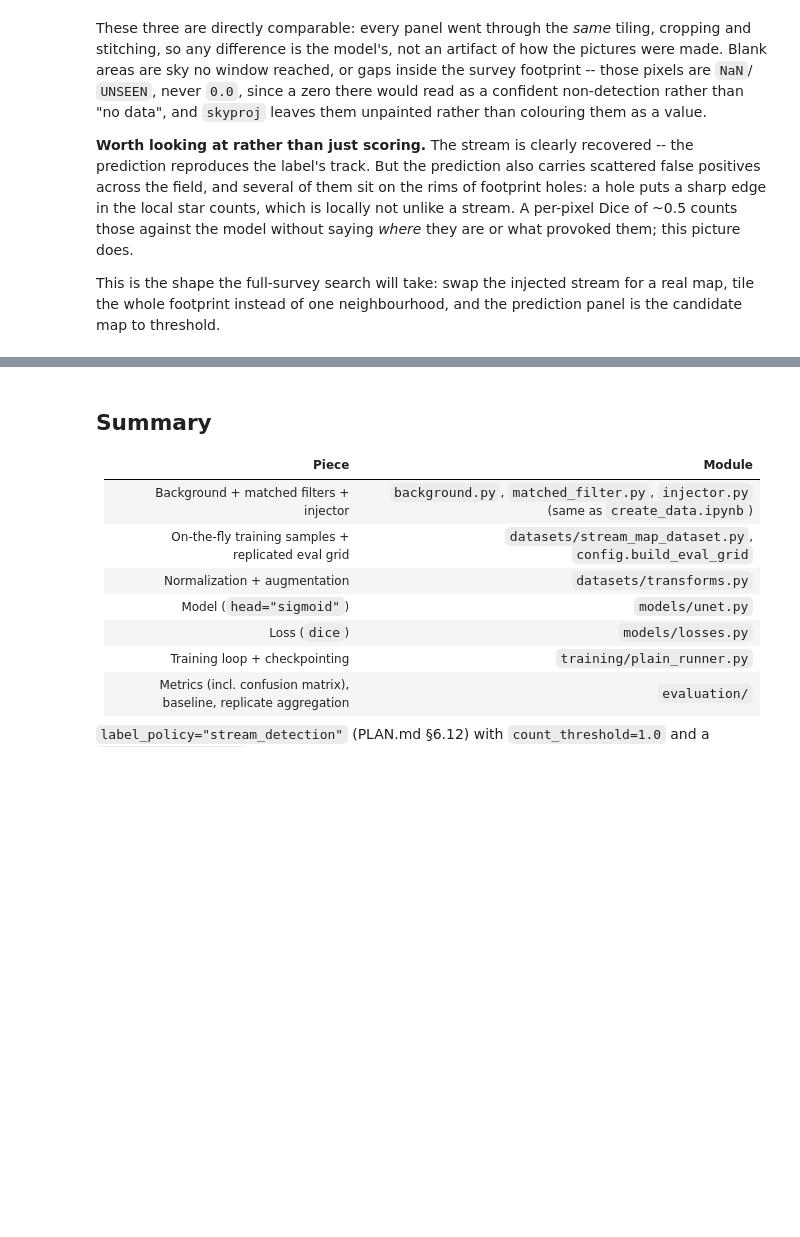
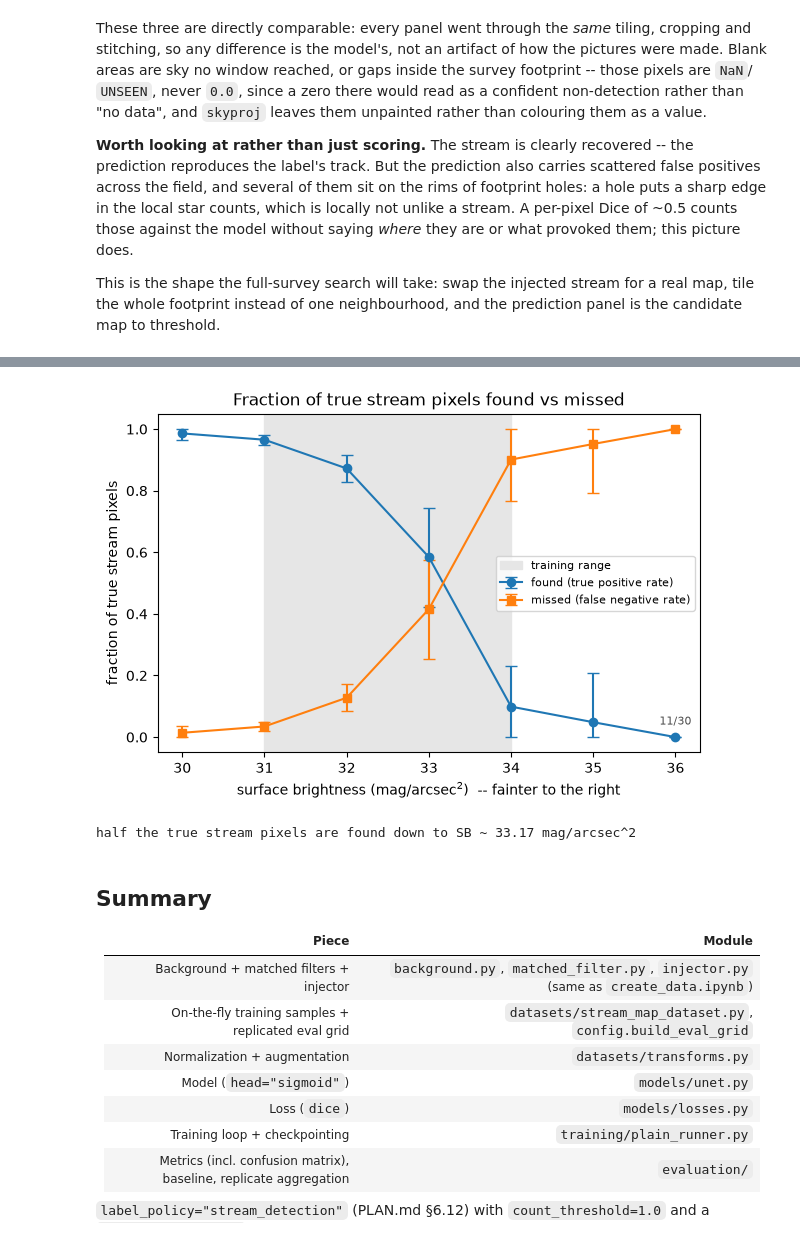
Before and after one commit to MatthieuPE/streamgoggles, a Jupyter notebook: notebooks/train_model.ipynb, the cells around one changed output, grey strips where cells are left out. Saved outputs shown, nothing was run; the diff lists cells and outputs as text; code cells hidden in the pictures; blank space fills up the shorter version.

```diff
--- a/notebooks/train_model.ipynb
+++ b/notebooks/train_model.ipynb
@@ -1034,3 +1107,37 @@ neighbourhood, and the prediction panel is the candidate map to threshold.
+# %%
+fig, ax = plt.subplots(figsize=(7, 4.4))
+plot_detection_rates(
+    detection, "richness",
+    ax=ax,
+    training_range=(min(stream_param_cfg["richness"]), max(stream_param_cfg["richness"])),
+)
+ax.set_xlabel("surface brightness (mag/arcsec$^2$)  -- fainter to the right")
+ax.set_title("Fraction of true stream pixels found vs missed")
+plt.show()
+
+# Where detection stops: the faintest surface brightness at which, on
+# average, at least half of the true stream pixels are still found --
+# interpolated between grid points, using only points with true pixels.
+defined = detection.dropna(subset=["tpr_mean"]).sort_values("richness")
+sb, tpr = defined["richness"].to_numpy(), defined["tpr_mean"].to_numpy()
+crossing = np.flatnonzero((tpr[:-1] >= 0.5) & (tpr[1:] < 0.5))
+if crossing.size:
+    i = crossing[0]
+    edge = sb[i] + (0.5 - tpr[i]) * (sb[i + 1] - sb[i]) / (tpr[i + 1] - tpr[i])
+    print(f"half the true stream pixels are found down to SB ~ {edge:.2f} mag/arcsec^2")
+elif (tpr >= 0.5).all():
+    print(f"at least half the true pixels are found at every SB where a label exists "
+          f"(down to SB {sb.max():.0f}); the limit is set by the label vanishing, "
+          f"not by the model")
+else:
+    print("fewer than half the true pixels are found even at the brightest SB tested")
+
+vanished = detection.loc[detection["tpr_mean"].isna(), "richness"].tolist()
+if vanished:
+    print(f"no true stream pixels at all (label vanished) at SB: {vanished}")
+# %% [output]
+[figure, added]
+half the true stream pixels are found down to SB ~ 33.17 mag/arcsec^2
 # %% [markdown]
 ## Summary
 
```
Also changed, not shown: parts of 5 cells of this notebook, 4 other files.
